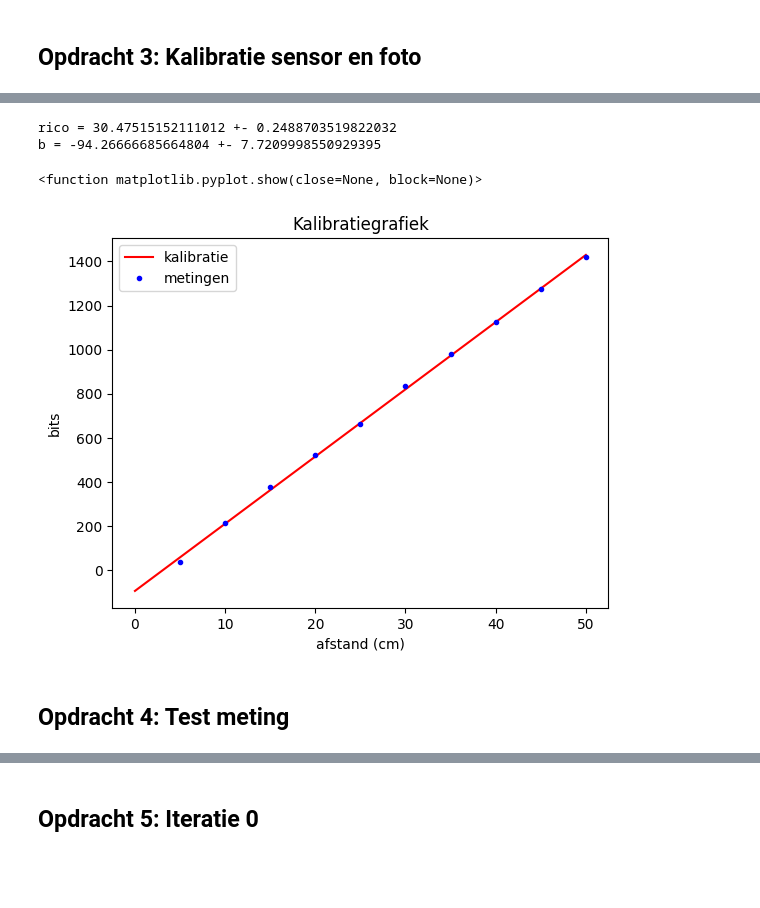
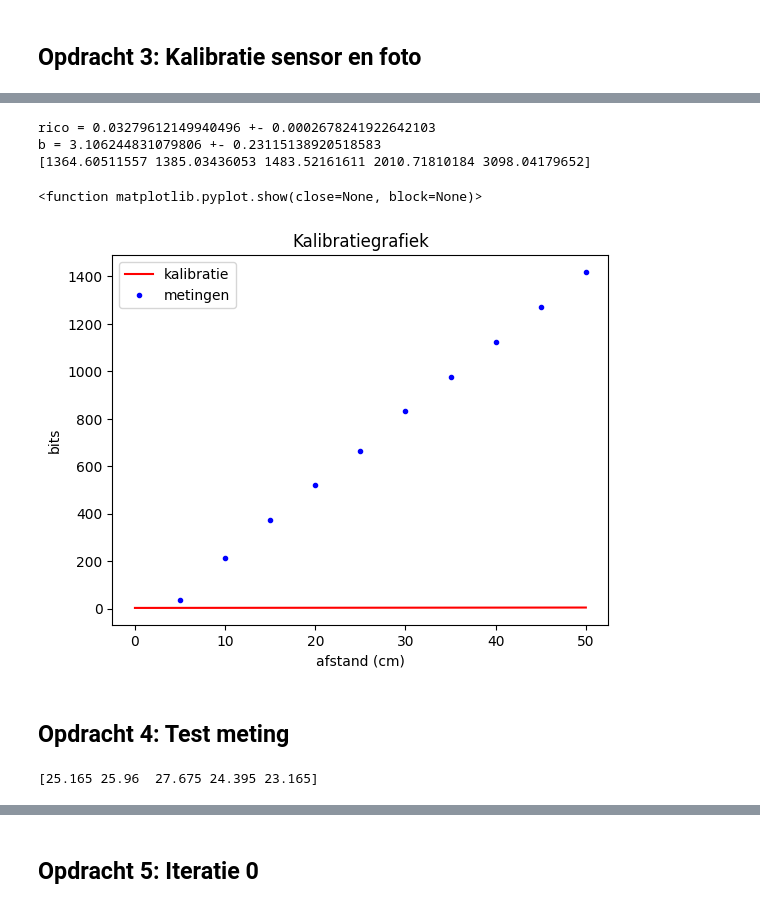
Before and after one commit to OLvanVelze/opdrachten-DEF-D-OVV, a Jupyter notebook: FysiekeOntwerpopdrachten/4OntwerpEenAlgoritmeEchoAkoestisch/DEFOntwerpopdracht4AlgoritmeInvulTemplate.ipynb, the cells around one changed output, grey strips where cells are left out. Drawn from its saved outputs; the diff is of its cells as text; code cells hidden in the pictures; blank space fills up the shorter version.

```diff
--- a/FysiekeOntwerpopdrachten/4OntwerpEenAlgoritmeEchoAkoestisch/DEFOntwerpopdracht4AlgoritmeInvulTemplate.ipynb
+++ b/FysiekeOntwerpopdrachten/4OntwerpEenAlgoritmeEchoAkoestisch/DEFOntwerpopdracht4AlgoritmeInvulTemplate.ipynb
@@ -45,39 +45,43 @@ kalibratie-opstelling groep [nummer] $\n$
 # %%
 # verwerk hier jullie kalibratiemetingen
 
 afstand = np.array([5, 10, 15, 20, 25, 30, 35, 40, 45, 50])#*1e-2
 arduinounit = np.array([37, 213, 375, 522, 663, 834, 978, 1124, 1273, 1419])
 
 def kalibratie(x, a, b):
     return a*x + b
 
-var, cov = curve_fit(kalibratie, afstand, arduinounit)
+var, cov = curve_fit(kalibratie, arduinounit, afstand)
 print("rico =",var[0], "+-", np.sqrt(cov[0,0]))
 print("b =", var[1], "+-", np.sqrt(cov[1,1]))
 
 xvariabelen = np.linspace(0, 50, 100)
 
-#--------------------------
-def functie(x):
-    return var[0]*x + var[1]
-#--------------------------
 
 plt.figure()
 plt.plot(xvariabelen, kalibratie(xvariabelen, var[0], var[1]), 'r-', label='kalibratie')
 plt.plot(afstand, arduinounit, 'b.', label='metingen')
-
 plt.xlabel('afstand (cm)')
 plt.ylabel('bits')
 plt.title('Kalibratiegrafiek')
 plt.legend()
 plt.show
 # %% [output]
-rico = 30.47515152111012 +- 0.2488703519822032
-b = -94.26666685664804 +- 7.7209998550929395
+rico = 0.03279612149940496 +- 0.0002678241922642103
+b = 3.106244831079806 +- 0.23115138920518583
+[1364.60511557 1385.03436053 1483.52161611 2010.71810184 3098.04179652]
 <function matplotlib.pyplot.show(close=None, block=None)>
-[figure, old version]
+[figure, new version]
 # %% [markdown]
 ## Opdracht 4: Test meting
+# %%
+
+
+testafstandmetingen = np.array([50.33, 51.92, 55.35, 48.79, 46.33]) # laatste 2 ongeldig
+
+print(testafstandmetingen*0.5)
+# %% [output]
+[25.165 25.96  27.675 24.395 23.165]
 # %%
 # Vul onderstaande matrixen aan met jullie meetgegevens.
 # De getallen 1.0, 2.0, 3.0, 4.0, 5.0, 6.0 en 7.0 moet je door je eigen metingen (in cm!) vervangen.
```
Also changed, not shown: parts of 4 cells of this notebook.
